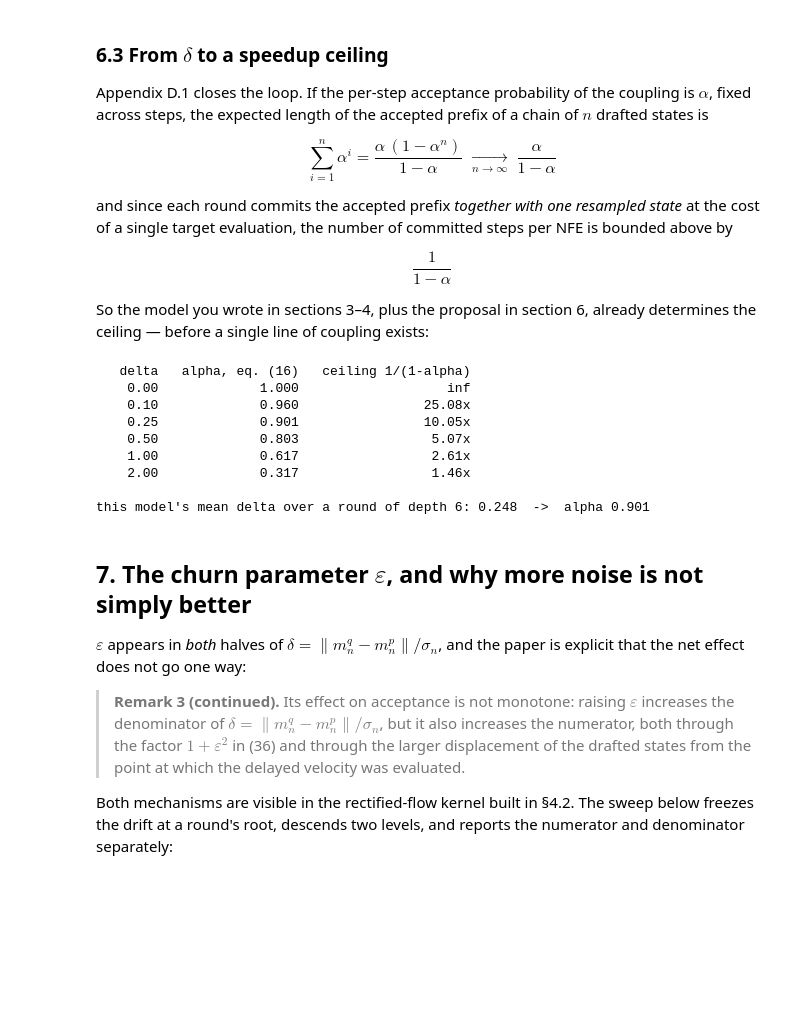
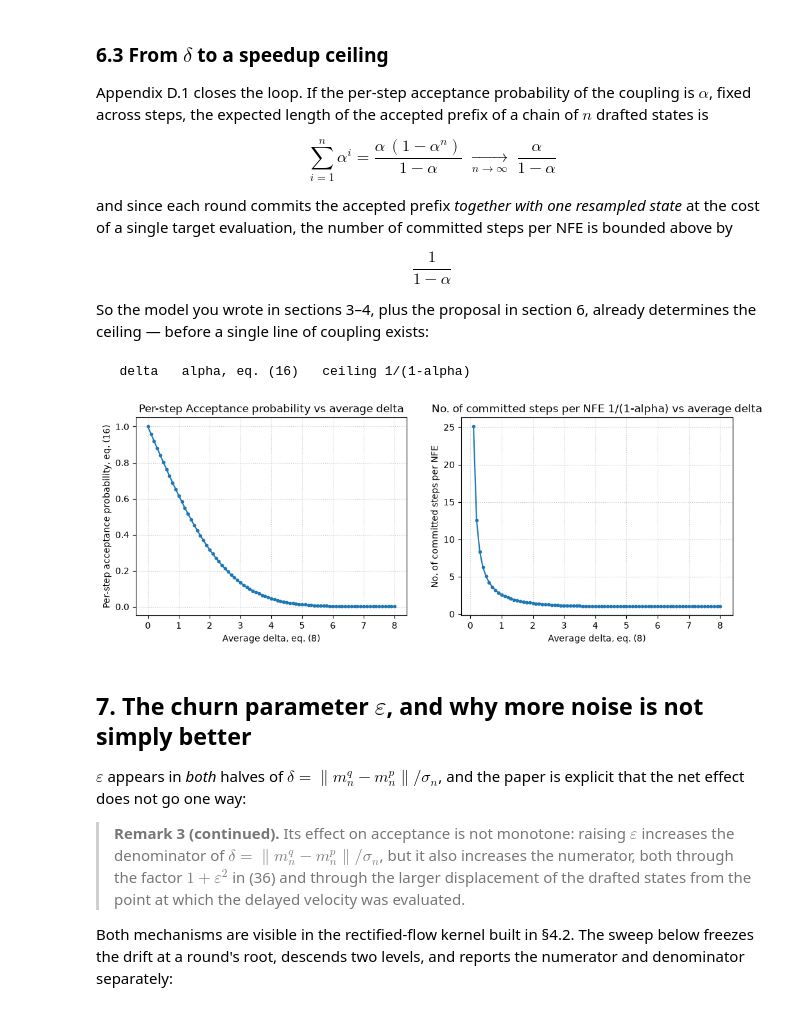
Before and after one commit to marcellobullo/tree-specdiff, a Jupyter notebook: notebooks/kernels_tutorial.ipynb, the cells around one changed output. Drawn from its saved outputs; the diff is of its cells as text; code cells hidden in the pictures; blank space fills up the shorter version.

```diff
--- a/notebooks/kernels_tutorial.ipynb
+++ b/notebooks/kernels_tutorial.ipynb
@@ -914,24 +961,36 @@ So the model you wrote in sections 3–4, plus the proposal in section 6, alread
 ceiling — before a single line of coupling exists:
 # %%
 print(f"{'delta':>8}{'alpha, eq. (16)':>18}{'ceiling 1/(1-alpha)':>22}")
-for dl in (0.0, 0.1, 0.25, 0.5, 1.0, 2.0):
-    alpha = 2.0 * standard_normal_sf(dl / 2.0)
-    ceiling = "inf" if alpha >= 1.0 else f"{1.0 / (1.0 - alpha):.2f}x"
-    print(f"{dl:>8.2f}{alpha:>18.3f}{ceiling:>22}")
+deltas = np.arange(0.0, 8.1, 0.1)
+per_step_alphas = 2.0 * np.array([standard_normal_sf(dl / 2.0) for dl in deltas])
+upper_bounds = np.where(per_step_alphas >= 1.0, np.inf, (1.0 / (1.0 - per_step_alphas)).round(2))
+# for dl in deltas:
+#     alpha = 2.0 * standard_normal_sf(dl / 2.0)
+#     ceiling = "inf" if alpha >= 1.0 else f"{1.0 / (1.0 - alpha):.2f}x"
+#     print(f"{dl:>8.2f}{alpha:>18.3f}{ceiling:>22}")
 
-print()
-print(f"this model's mean delta over a round of depth 6: {profile.mean():.3f}"
-      f"  ->  alpha {2.0 * standard_normal_sf(profile.mean() / 2.0):.3f}")
+# print()
+# print(f"this model's mean delta over a round of depth 6: {profile.mean():.3f}"
+#       f"  ->  alpha {2.0 * standard_normal_sf(profile.mean() / 2.0):.3f}")
+
+fig, ax = plt.subplots(1, 2, figsize=(12, 4))
+ax[0].plot(deltas, per_step_alphas, marker='.')
+ax[1].plot(deltas, upper_bounds, marker='.')
+
+ax[0].set_xlabel("Average delta, eq. (8)")
+ax[0].set_ylabel("Per-step acceptance probability, eq. (16)")
+ax[0].set_title("Per-step Acceptance probability vs average delta")
+ax[0].grid(linestyle=':', alpha=0.7)
+
+ax[1].set_xlabel("Average delta, eq. (8)")
+ax[1].set_ylabel("No. of committed steps per NFE")
+ax[1].set_title("No. of committed steps per NFE 1/(1-alpha) vs average delta")
+ax[1].grid(linestyle=':', alpha=0.7)
+
+plt.show()
 # %% [output]
    delta   alpha, eq. (16)   ceiling 1/(1-alpha)
-    0.00             1.000                   inf
-    0.10             0.960                25.08x
-    0.25             0.901                10.05x
-    0.50             0.803                 5.07x
-    1.00             0.617                 2.61x
-    2.00             0.317                 1.46x
-
-this model's mean delta over a round of depth 6: 0.248  ->  alpha 0.901
+[figure, added]
 # %% [markdown]
 ## 7. The churn parameter $\varepsilon$, and why more noise is not simply better
 
```
Also changed, not shown: parts of 11 cells of this notebook.
